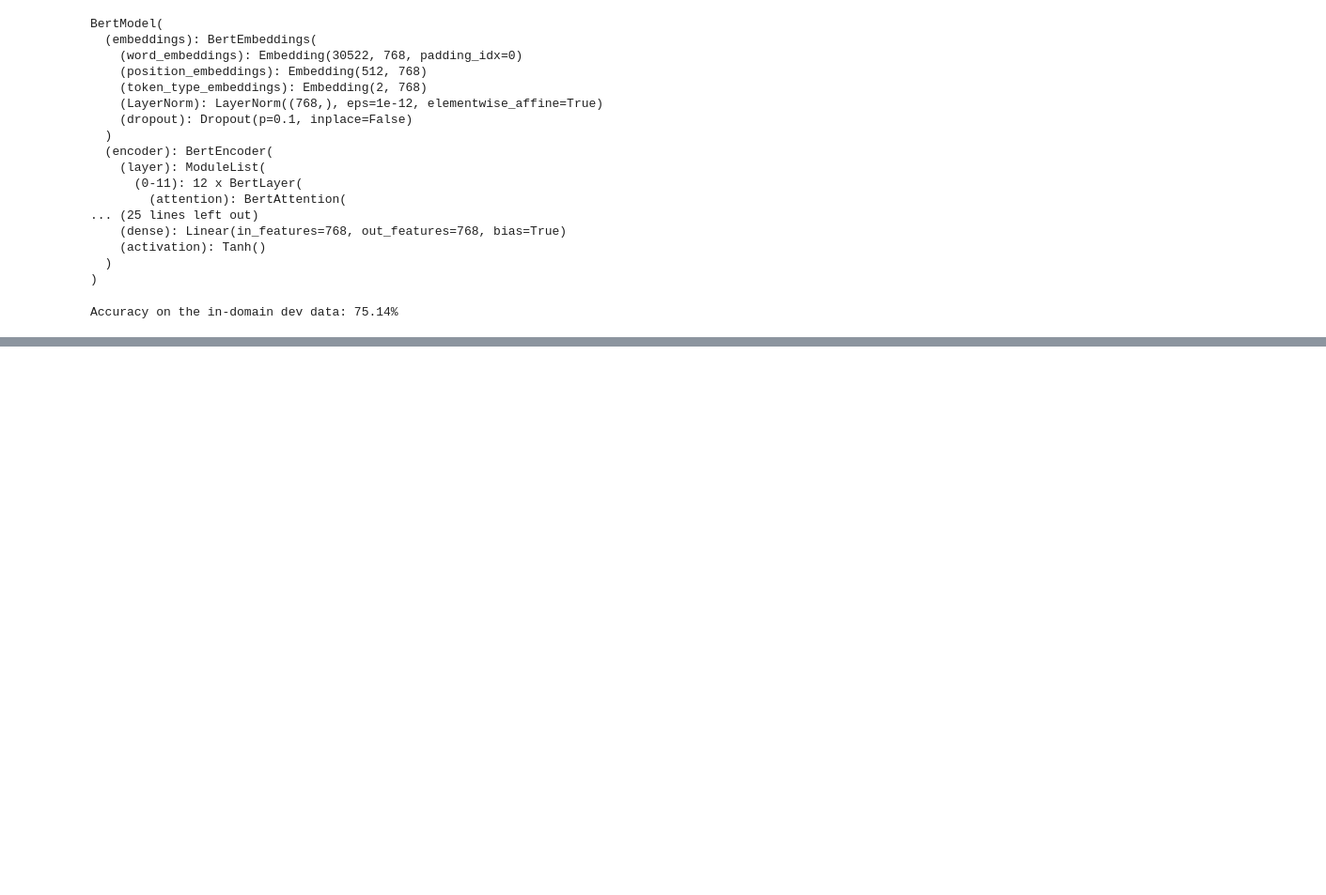
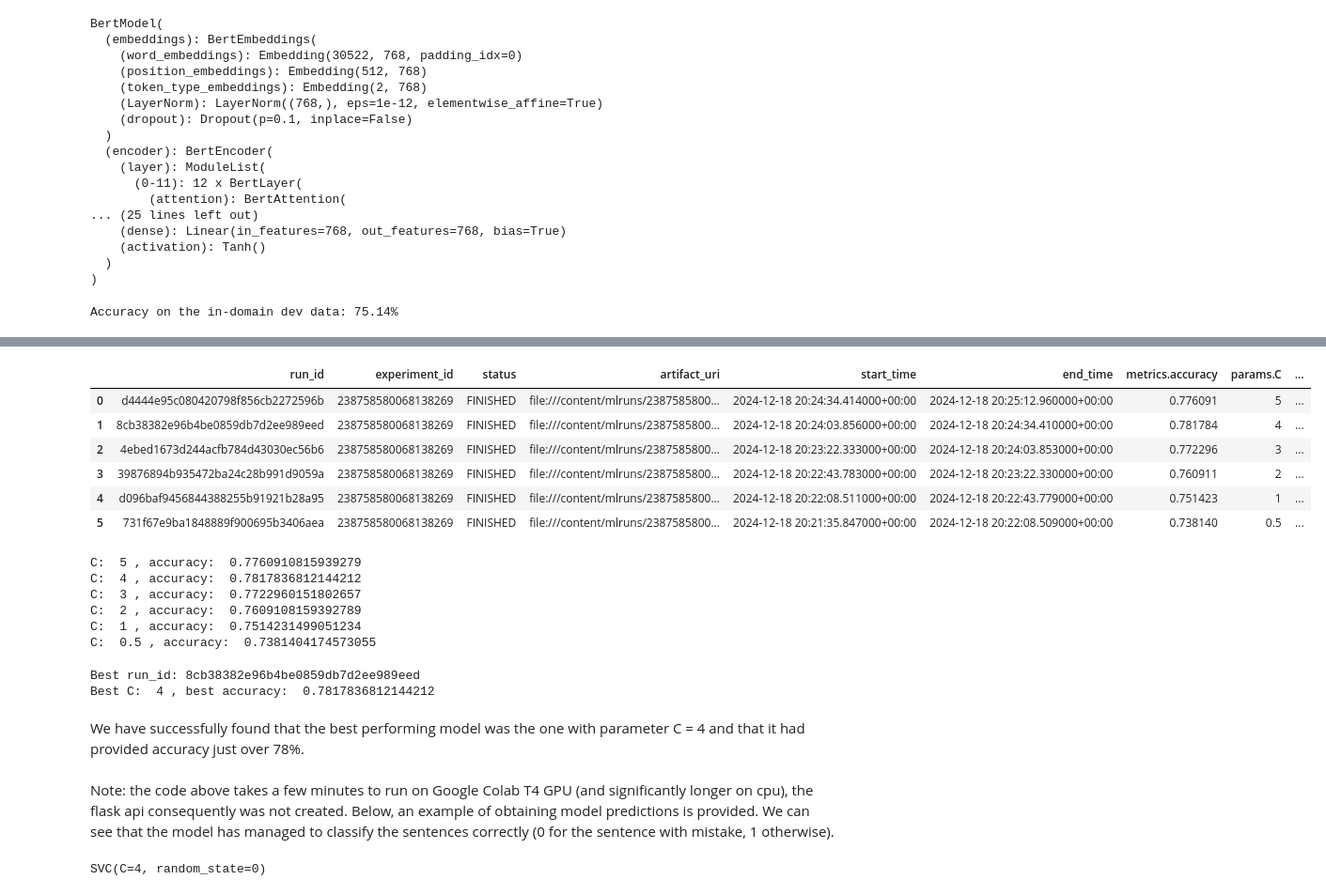
Before and after one commit to dakleshchevnikova/LSML_SGA, a Jupyter notebook: LSML2_FP_Kleshchevnikova.ipynb, the cells around one changed output, grey strips where cells are left out. Shown at 94% size. Cells and saved outputs as stored; diff of their text form; code cells hidden in the pictures; blank space fills up the shorter version.

```diff
--- a/LSML2_FP_Kleshchevnikova.ipynb
+++ b/LSML2_FP_Kleshchevnikova.ipynb
@@ -157,0 +138,24 @@ Accuracy on the in-domain dev data: 75.14%
+# %%
+experiment_name = 'experiment_1'
+warnings.filterwarnings("ignore")
+# %%
+experiment = mlflow.create_experiment(experiment_name)
+# %%
+mlflow.set_experiment(experiment_name)
+
+for c in (0.5, 1, 2, 3, 4, 5):
+    with mlflow.start_run():
+        svmm = SVC(C=c, kernel='rbf', degree=3, gamma='scale', coef0=0.0, shrinking=True,
+                   probability=False, tol=0.001, cache_size=200, class_weight=None, verbose=False,
+                   max_iter=- 1, decision_function_shape='ovr', break_ties=False, random_state=0)
+        svmm.fit(emb, labels)
+        pr = svmm.predict(emb_dev)
+        acc = accuracy_score(labels_dev, pr)
+
+        print(f"SVC model (C={c}):")
+        print(f"Accuracy on the in-domain dev data: {acc * 100:.2f}%")
+
+        mlflow.log_param("C", c)
+        mlflow.log_metric("accuracy", acc)
+
+        mlflow.sklearn.log_model(svmm, "model")
@@ -157,0 +181,46 @@ Accuracy on the in-domain dev data: 75.14%
+# %%
+runs = mlflow.search_runs(experiment_ids=experiment)
+# %%
+runs
+# %% [output]
+|  | run_id | experiment_id | status | artifact_uri | start_time | end_time | metrics.accuracy | params.C | ... |
+| 0 | d4444e95c080420798f856cb2272596b | 238758580068138269 | FINISHED | file:///content/mlruns/2387585800... | 2024-12-18 20:24:34.414000+00:00 | 2024-12-18 20:25:12.960000+00:00 | 0.776091 | 5 | ... |
+| 1 | 8cb38382e96b4be0859db7d2ee989eed | 238758580068138269 | FINISHED | file:///content/mlruns/2387585800... | 2024-12-18 20:24:03.856000+00:00 | 2024-12-18 20:24:34.410000+00:00 | 0.781784 | 4 | ... |
+| 2 | 4ebed1673d244acfb784d43030ec56b6 | 238758580068138269 | FINISHED | file:///content/mlruns/2387585800... | 2024-12-18 20:23:22.333000+00:00 | 2024-12-18 20:24:03.853000+00:00 | 0.772296 | 3 | ... |
+| 3 | 39876894b935472ba24c28b991d9059a | 238758580068138269 | FINISHED | file:///content/mlruns/2387585800... | 2024-12-18 20:22:43.783000+00:00 | 2024-12-18 20:23:22.330000+00:00 | 0.760911 | 2 | ... |
+| 4 | d096baf9456844388255b91921b28a95 | 238758580068138269 | FINISHED | file:///content/mlruns/2387585800... | 2024-12-18 20:22:08.511000+00:00 | 2024-12-18 20:22:43.779000+00:00 | 0.751423 | 1 | ... |
+| 5 | 731f67e9ba1848889f900695b3406aea | 238758580068138269 | FINISHED | file:///content/mlruns/2387585800... | 2024-12-18 20:21:35.847000+00:00 | 2024-12-18 20:22:08.509000+00:00 | 0.738140 | 0.5 | ... |
+# %%
+max_id = ''
+max_acc = 0
+for id in runs.run_id:
+  a = mlflow.get_run(run_id=id).data.metrics['accuracy']
+  if a >= max_acc:
+    max_acc = a
+    max_id = id
+  print('C: ', mlflow.get_run(run_id=id).data.params['C'], ', accuracy: ', a)
+# %% [output]
+C:  5 , accuracy:  0.7760910815939279
+C:  4 , accuracy:  0.7817836812144212
+C:  3 , accuracy:  0.7722960151802657
+C:  2 , accuracy:  0.7609108159392789
+C:  1 , accuracy:  0.7514231499051234
+C:  0.5 , accuracy:  0.7381404174573055
+# %%
+  print('Best run_id:', max_id)
+  print('Best C: ', mlflow.get_run(run_id=max_id).data.params['C'], ', best accuracy: ', max_acc)
+# %% [output]
+Best run_id: 8cb38382e96b4be0859db7d2ee989eed
+Best C:  4 , best accuracy:  0.7817836812144212
+# %% [markdown]
+We have successfully found that the best performing model was the one with parameter C = 4 and that it had provided accuracy just over 78%.
+# %% [markdown]
+Note: the code above takes a few minutes to run on Google Colab T4 GPU (and significantly longer on cpu), the flask api consequently was not created. Below, an example of obtaining model predictions is provided. We can see that the model has managed to classify the sentences correctly (0 for the sentence with mistake, 1 otherwise).
+# %%
+svmm = SVC(C=4, kernel='rbf', degree=3, gamma='scale', coef0=0.0, shrinking=True,
+           probability=False, tol=0.001, cache_size=200, class_weight=None, verbose=False,
+           max_iter=- 1, decision_function_shape='ovr', break_ties=False, random_state=0)
+
+svmm.fit(emb, labels)
+# %% [output]
+SVC(C=4, random_state=0)
```
Also changed, not shown: parts of 14 cells of this notebook.
